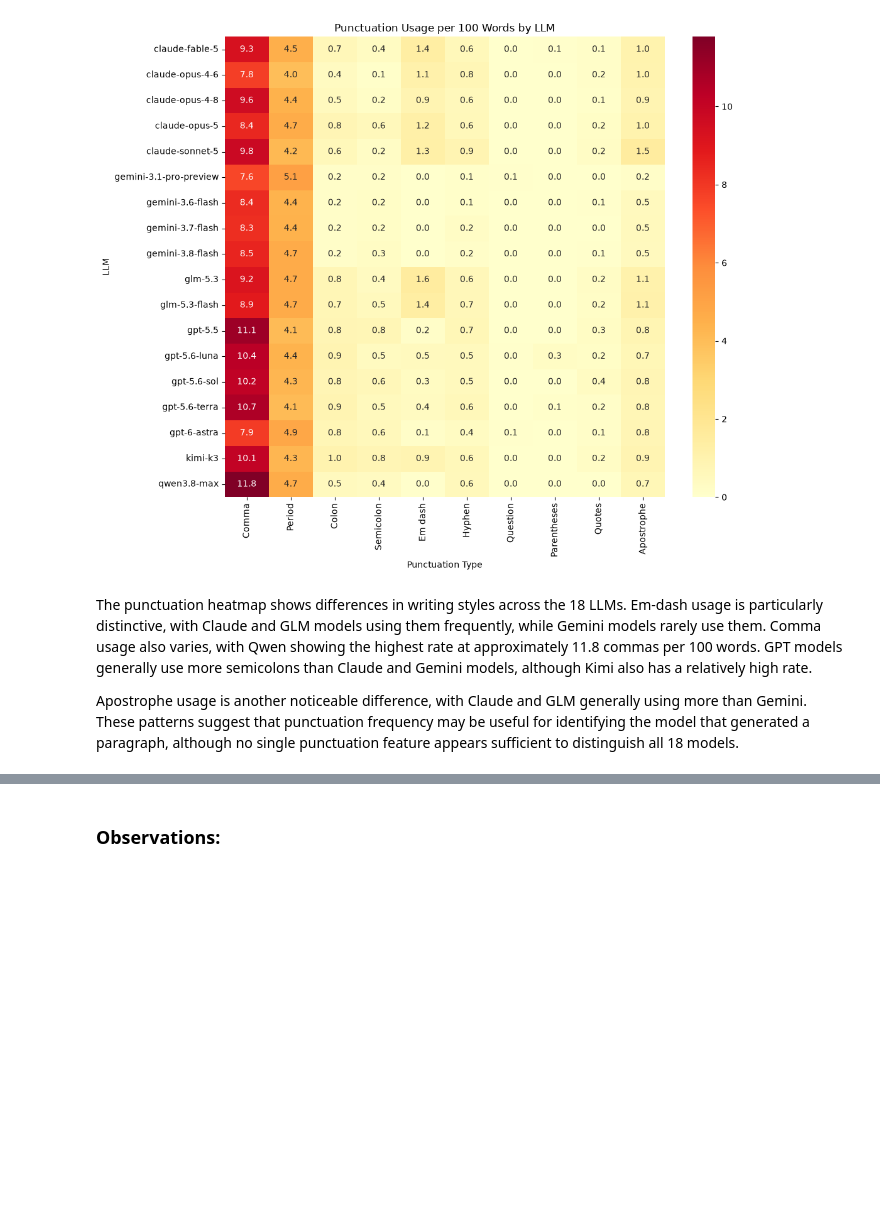
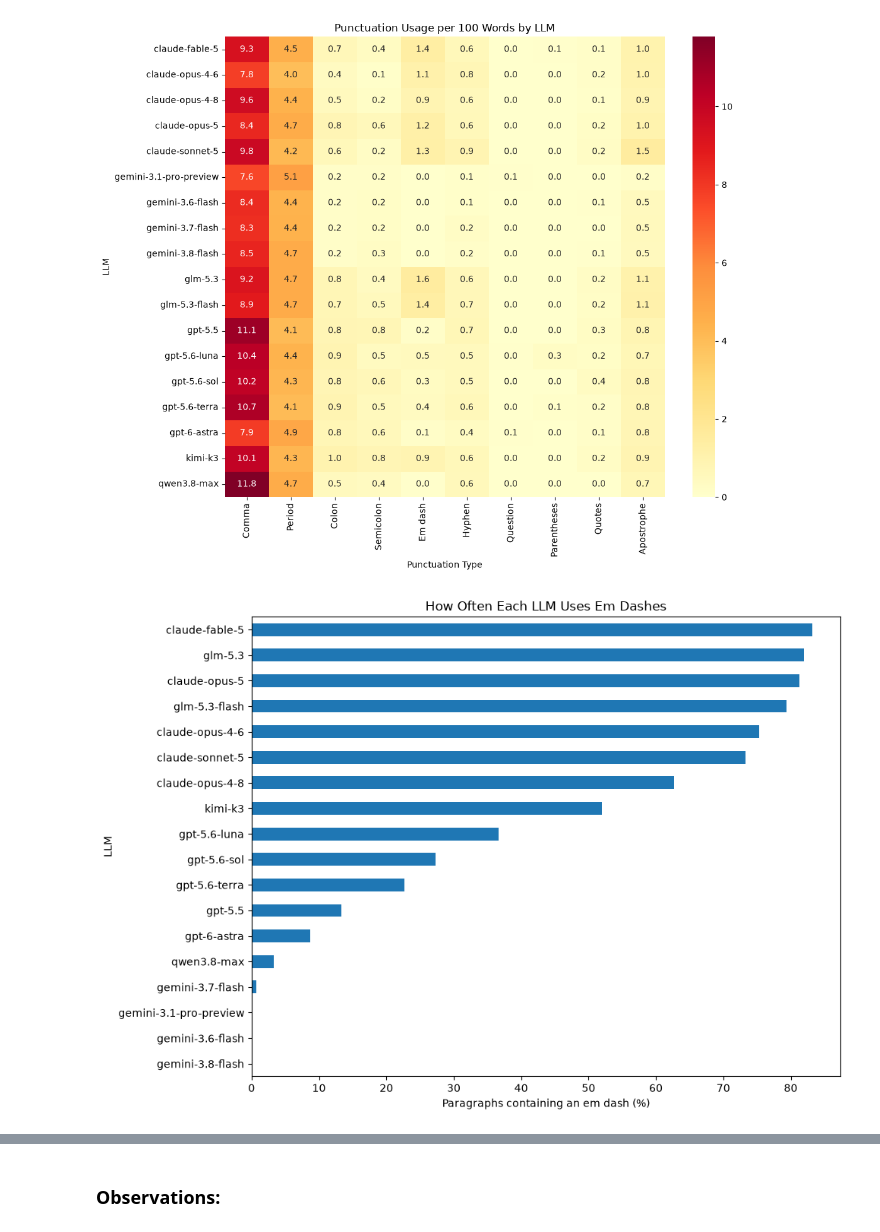
Before and after one commit to FredWltr/NameThatLLM, a Jupyter notebook: NameThatLLM.ipynb, the cells around one changed output, grey strips where cells are left out. Saved outputs shown, nothing was run; the diff lists cells and outputs as text; code cells hidden in the pictures; blank space fills up the shorter version.

Commit message:
Add apostrophe analysis and clean up

```diff
--- a/NameThatLLM.ipynb
+++ b/NameThatLLM.ipynb
@@ -276,13 +275,6 @@ data
 2699 rows × 35 columns
 # %%
 # Measure punctuation relative to paragraph length and look at correlations between numerical features. Correlation describes relationships, it does not establish prediction accuracy.
-
-data["punctuation_per_100_words"] = (
-    data["punctuation_count"]
-    / data["word_count"].clip(lower=1)
-    * 100
-)
-
 feature_columns = [
     "word_count",
     "avg_word_length",
@@ -406,7 +397,7 @@ punctuation_marks = {
     "Question": "?",
     "Parentheses": "()",
     "Quotes": '"“”',
-    "Apostrophe": "'’"
+    "Apostrophe": "'’",
 }
 
 for name, marks in punctuation_marks.items():
@@ -429,7 +420,23 @@ plt.tight_layout()
 plt.show()
 # %% [output]
 [figure]
-# %% [markdown]
-The punctuation heatmap shows differences in writing styles across the 18 LLMs. Em-dash usage is particularly distinctive, with Claude and GLM models using them frequently, while Gemini models rarely use them. Comma usage also varies, with Qwen showing the highest rate at approximately 11.8 commas per 100 words. GPT models generally use more semicolons than Claude and Gemini models, although Kimi also has a relatively high rate.
-
-Apostrophe usage is another noticeable difference, with Claude and GLM generally using more than Gemini. These patterns suggest that punctuation frequency may be useful for identifying the model that generated a paragraph, although no single punctuation feature appears sufficient to distinguish all 18 models.
+# %%
+# Percentage of paragraphs containing at least one em dash, by model.
+em_dash_usage = (
+    data.assign(has_em_dash=data["text"].fillna("").str.contains("—", regex=False))
+    .groupby("model")["has_em_dash"]
+    .mean()
+    .mul(100)
+    .sort_values()
+)
+
+plt.figure(figsize=(10, 7))
+em_dash_usage.plot(kind="barh")
+
+plt.xlabel("Paragraphs containing an em dash (%)")
+plt.ylabel("LLM")
+plt.title("How Often Each LLM Uses Em Dashes")
+plt.tight_layout()
+plt.show()
+# %% [output]
+[figure, added]
```
Also changed, not shown: parts of 6 cells of this notebook.
